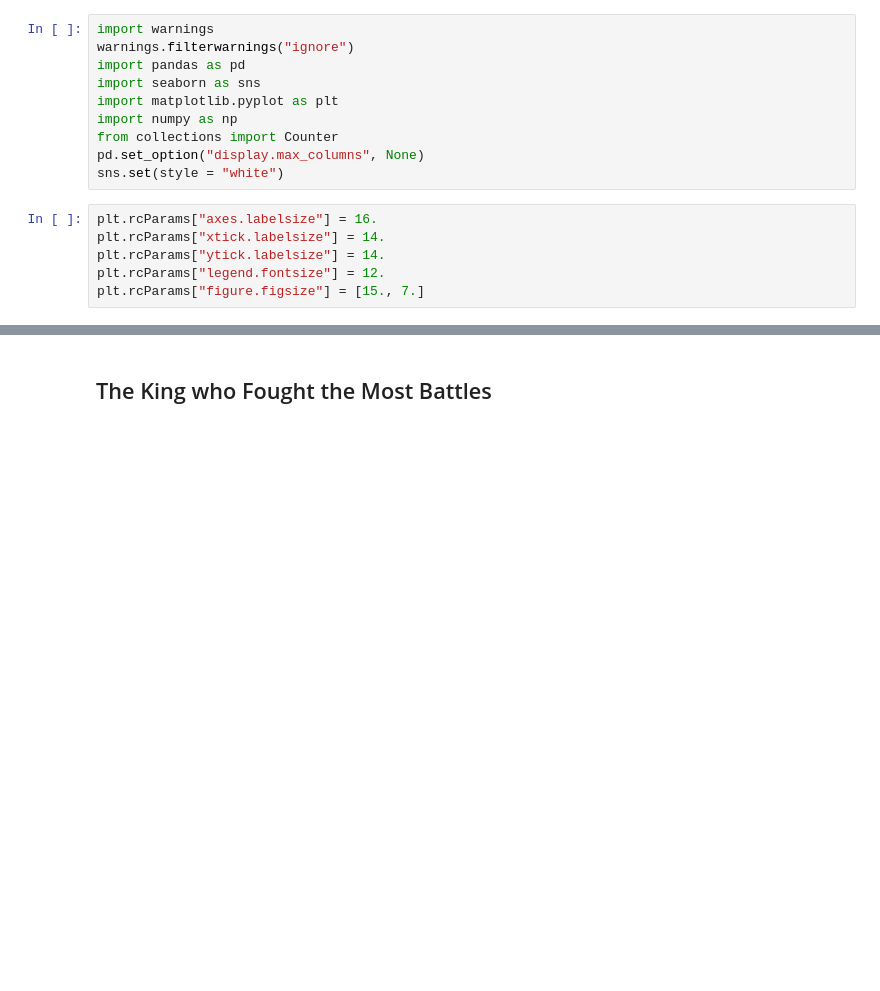
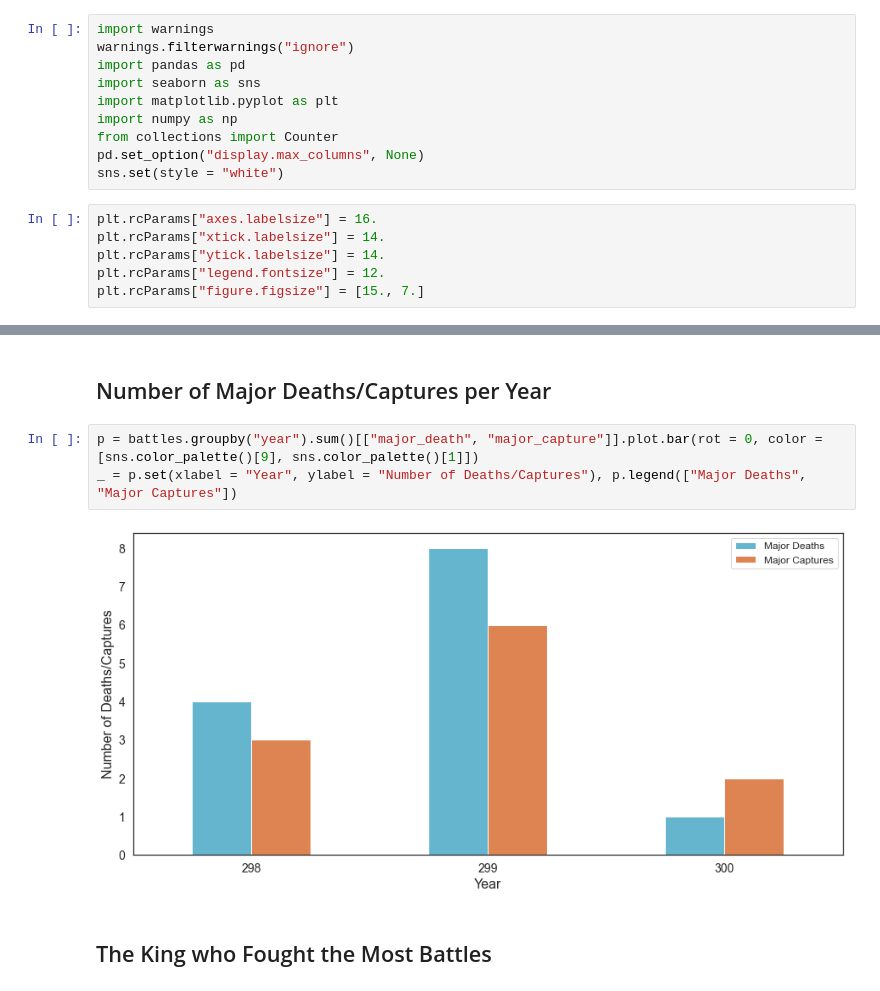
Before and after one commit to ydDianYu/Game_of_Thrones_Data_Analysis, a Jupyter notebook: battles-analysis.ipynb, the cells around one changed output, grey strips where cells are left out. Saved outputs shown, nothing was run; the diff lists cells and outputs as text; blank space fills up the shorter version.

```diff
--- a/battles-analysis.ipynb
+++ b/battles-analysis.ipynb
@@ -20,3 +34,10 @@ battles.head()
+# %% [markdown]
+## Number of Major Deaths/Captures per Year
+# %%
+p = battles.groupby("year").sum()[["major_death", "major_capture"]].plot.bar(rot = 0, color = [sns.color_palette()[9], sns.color_palette()[1]])
+_ = p.set(xlabel = "Year", ylabel = "Number of Deaths/Captures"), p.legend(["Major Deaths", "Major Captures"])
+# %% [output]
+[figure, added]
 # %% [markdown]
 ## The King who Fought the Most Battles
 # %%
```
Also changed, not shown: parts of 12 cells of this notebook.
